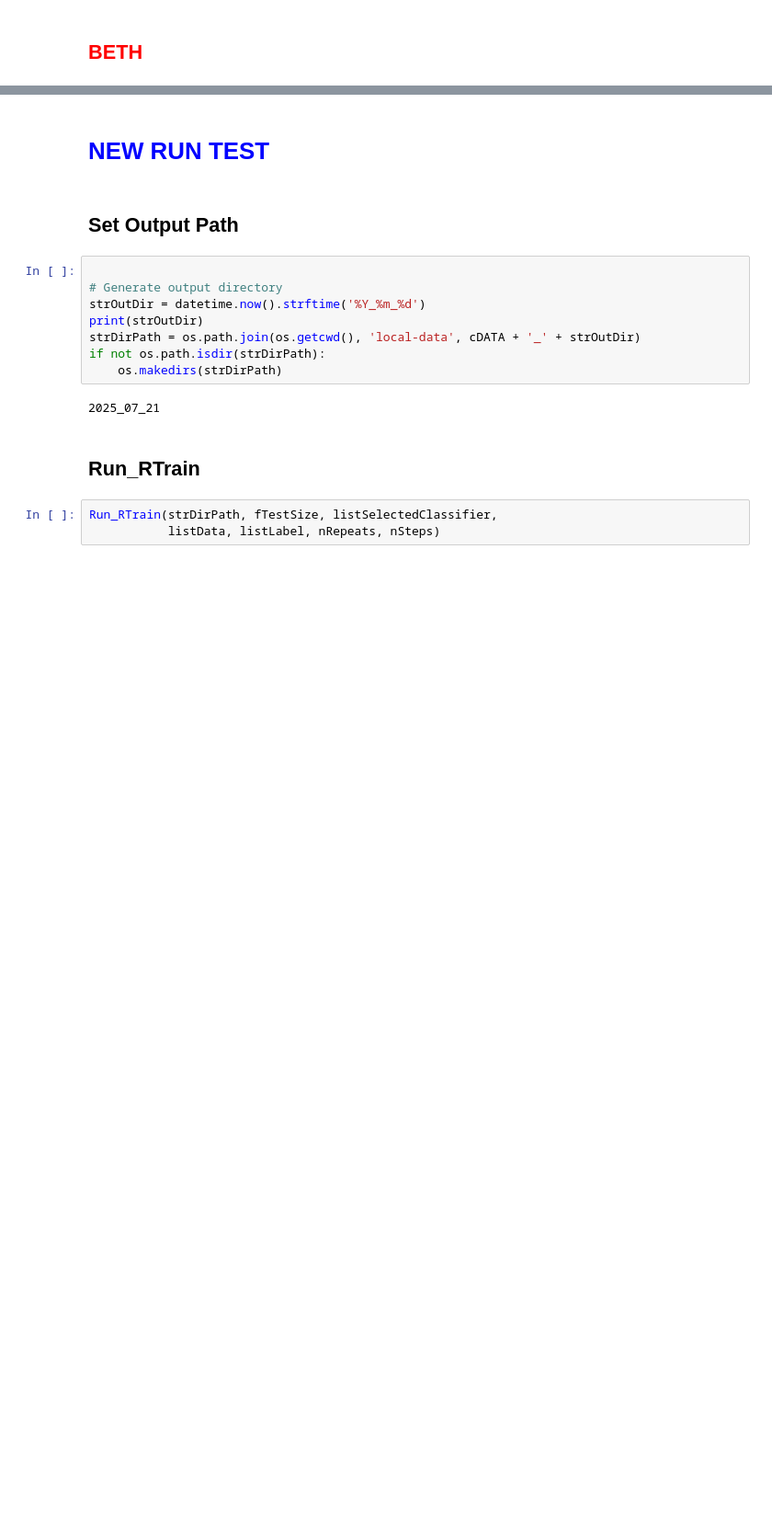
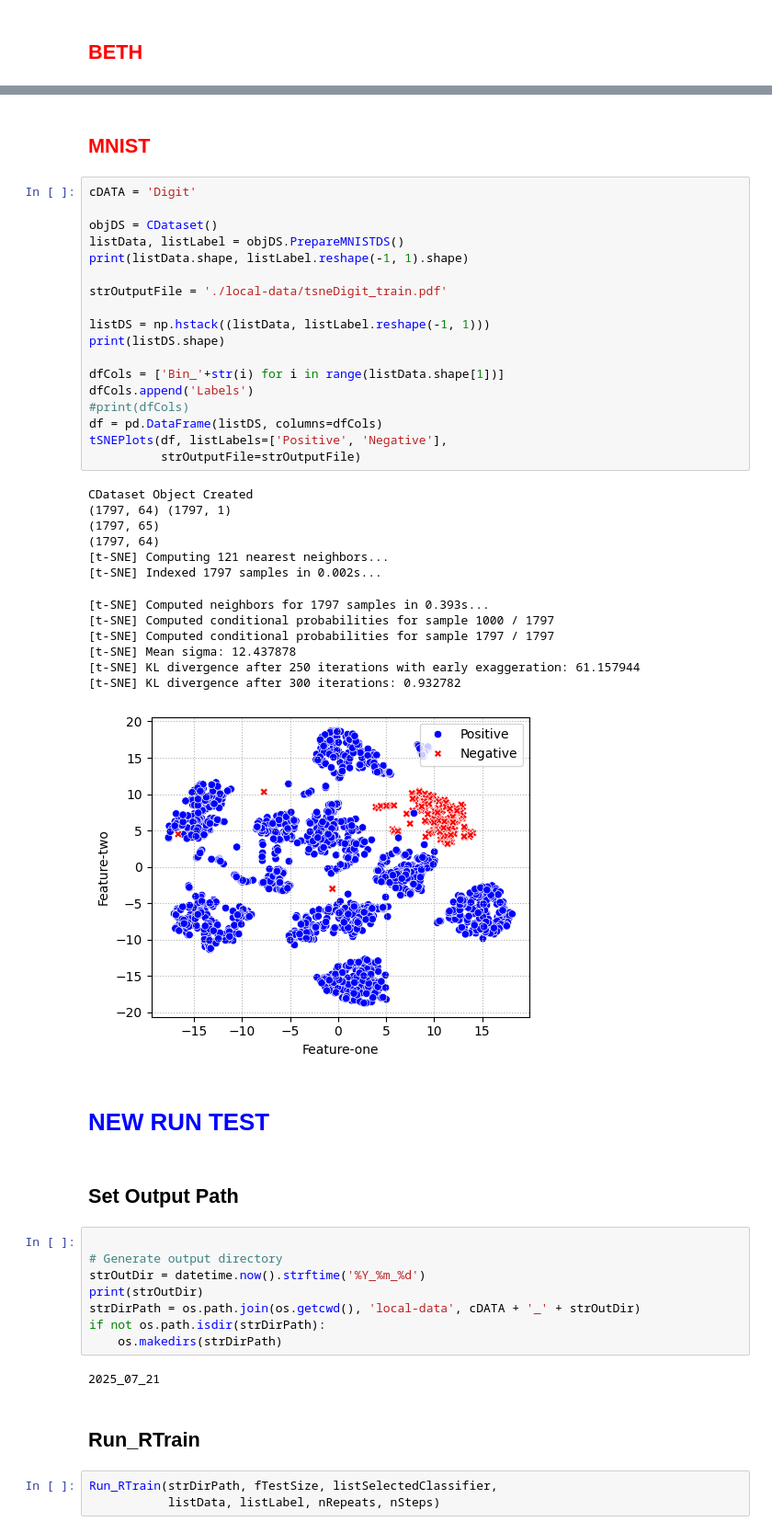
Before and after one commit to apachetechnology/AdvFailureCurves, a Jupyter notebook: nbMainExperiments.ipynb, the cells around one changed output, grey strips where cells are left out. Shown: that part at 92% size. Saved outputs shown, nothing was run; the diff lists cells and outputs as text; blank space fills up the shorter version.

```diff
--- a/nbMainExperiments.ipynb
+++ b/nbMainExperiments.ipynb
@@ -84,3 +164,37 @@ tSNEPlots(df, listLabels=['Positive', 'Negative'],
+# %% [markdown]
+## <font color='red'> MNIST </font>
+# %%
+cDATA = 'Digit'
+
+objDS = CDataset()
+listData, listLabel = objDS.PrepareMNISTDS()
+print(listData.shape, listLabel.reshape(-1, 1).shape)
+
+strOutputFile = './local-data/tsneDigit_train.pdf'
+
+listDS = np.hstack((listData, listLabel.reshape(-1, 1)))
+print(listDS.shape)
+
+dfCols = ['Bin_'+str(i) for i in range(listData.shape[1])]
+dfCols.append('Labels')
+#print(dfCols)
+df = pd.DataFrame(listDS, columns=dfCols)
+tSNEPlots(df, listLabels=['Positive', 'Negative'],
+          strOutputFile=strOutputFile)
+# %% [output]
+CDataset Object Created
+(1797, 64) (1797, 1)
+(1797, 65)
+(1797, 64)
+[t-SNE] Computing 121 nearest neighbors...
+[t-SNE] Indexed 1797 samples in 0.002s...
+[t-SNE] Computed neighbors for 1797 samples in 0.393s...
+[t-SNE] Computed conditional probabilities for sample 1000 / 1797
+[t-SNE] Computed conditional probabilities for sample 1797 / 1797
+[t-SNE] Mean sigma: 12.437878
+[t-SNE] KL divergence after 250 iterations with early exaggeration: 61.157944
+[t-SNE] KL divergence after 300 iterations: 0.932782
+[figure, added]
 # %% [markdown]
 # <font color='blue'>NEW RUN TEST</font>
 # %% [markdown]
```
Also changed, not shown: parts of 5 cells of this notebook, 4 other files.
